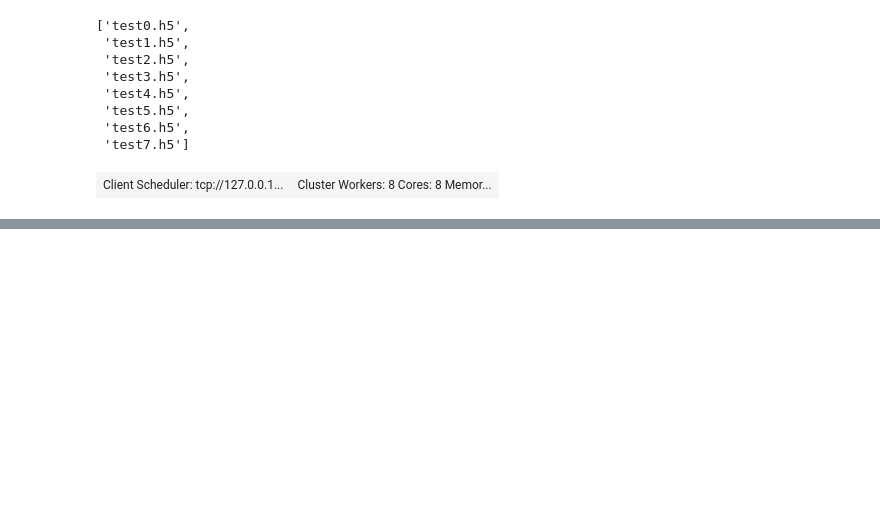
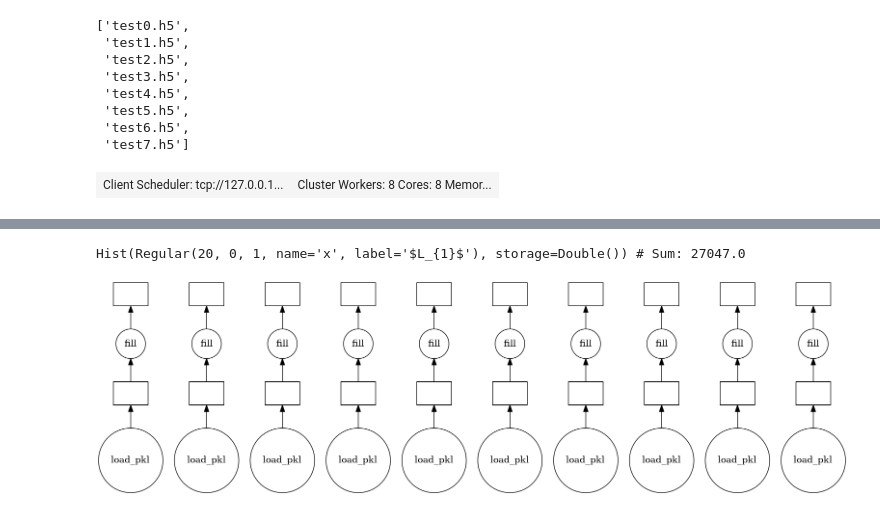
Before and after one commit to MoAly98/Pythium, a Jupyter notebook: Dask_Testing.ipynb, the cells around one changed output, grey strips where cells are left out. Cells and saved outputs as stored; diff of their text form; code cells hidden in the pictures; blank space fills up the shorter version.

```diff
--- a/Dask_Testing.ipynb
+++ b/Dask_Testing.ipynb
@@ -201,0 +126,2 @@ x[100]
+# %%
+data = histogramming.load_pkl(x[0])
@@ -202,2 +150,10 @@ x[100]
+# %%
+output[0][4]
+# %% [output]
+Hist(Regular(20, 0, 1, name='x', label='$L_{1}$'), storage=Double()) # Sum: 27047.0
+# %%
+dask.visualize(histogramming.load_and_fill(file_list = x[:10]))
+# %% [output]
+[figure, added]
 # %%
 temp = pd.read_pickle(x[2000])
```
Also changed, not shown: parts of 32 cells of this notebook, 2 other files.
